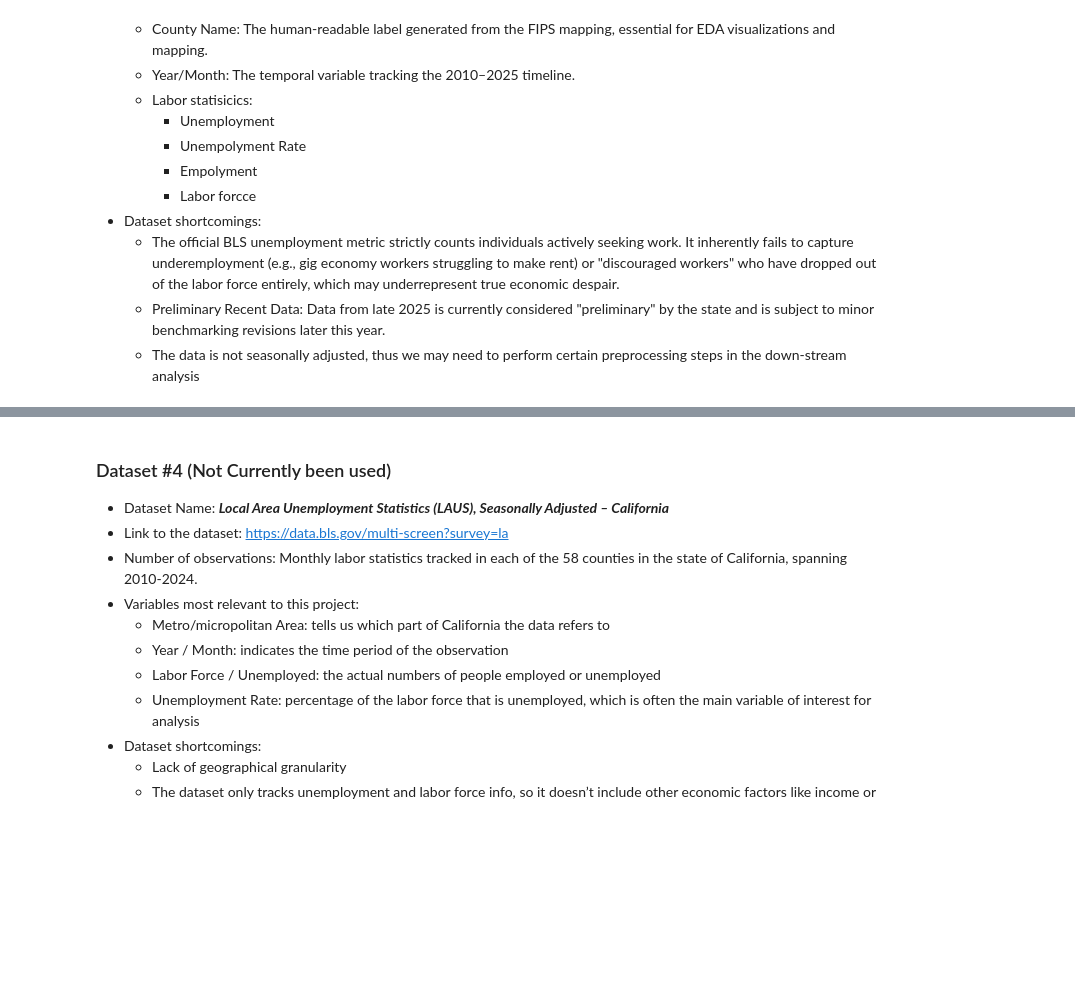
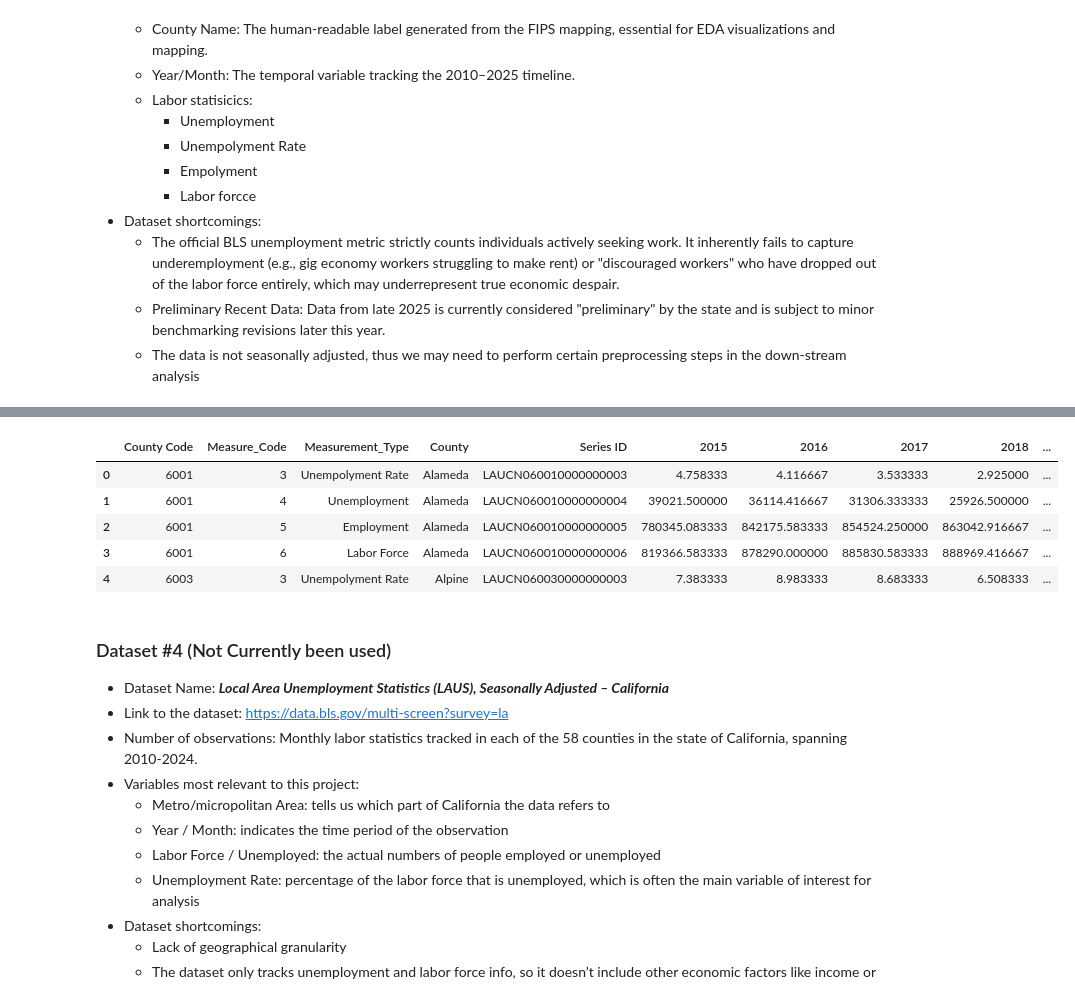
Before and after one commit to COGS108/Group078_WI26, a Jupyter notebook: 02-EDACheckpoint.ipynb, the cells around one changed output, grey strips where cells are left out. Cells and saved outputs as stored; diff of their text form; code cells hidden in the pictures; blank space fills up the shorter version.

```diff
--- a/02-EDACheckpoint.ipynb
+++ b/02-EDACheckpoint.ipynb
@@ -150,3 +208,17 @@ get_data.get_raw(datafiles,destination_directory='data/00-raw/')
+# %%
+
+cat_cols = ['County Code', 'Measure_Code', 'Measurement_Type', 'County', 'Series ID']
+
+labor_df_CA_yearly = pd.concat([labor_df_CA[cat_cols], df_yearly_mean], axis=1)
+
+labor_df_CA_yearly.head()
+# %% [output]
+|  | County Code | Measure_Code | Measurement_Type | County | Series ID | 2015 | 2016 | 2017 | 2018 | ... |
+| 0 | 6001 | 3 | Unempolyment Rate | Alameda | LAUCN060010000000003 | 4.758333 | 4.116667 | 3.533333 | 2.925000 | ... |
+| 1 | 6001 | 4 | Unemployment | Alameda | LAUCN060010000000004 | 39021.500000 | 36114.416667 | 31306.333333 | 25926.500000 | ... |
+| 2 | 6001 | 5 | Employment | Alameda | LAUCN060010000000005 | 780345.083333 | 842175.583333 | 854524.250000 | 863042.916667 | ... |
+| 3 | 6001 | 6 | Labor Force | Alameda | LAUCN060010000000006 | 819366.583333 | 878290.000000 | 885830.583333 | 888969.416667 | ... |
+| 4 | 6003 | 3 | Unempolyment Rate | Alpine | LAUCN060030000000003 | 7.383333 | 8.983333 | 8.683333 | 6.508333 | ... |
 # %% [markdown]
 ### Dataset #4 (Not Currently been used)
   - Dataset Name: ***Local Area Unemployment Statistics (LAUS), Seasonally Adjusted – California***
```
Also changed, not shown: parts of 9 cells of this notebook.
